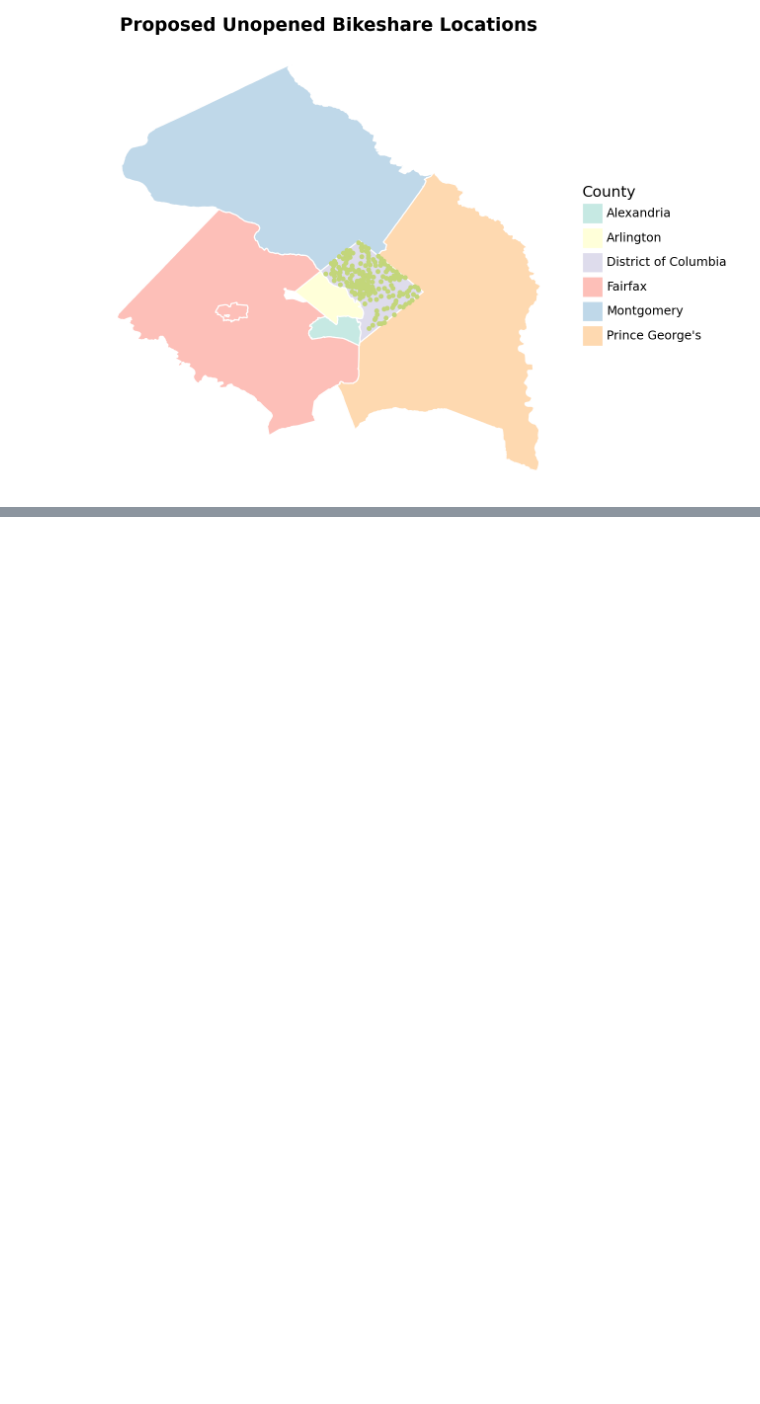
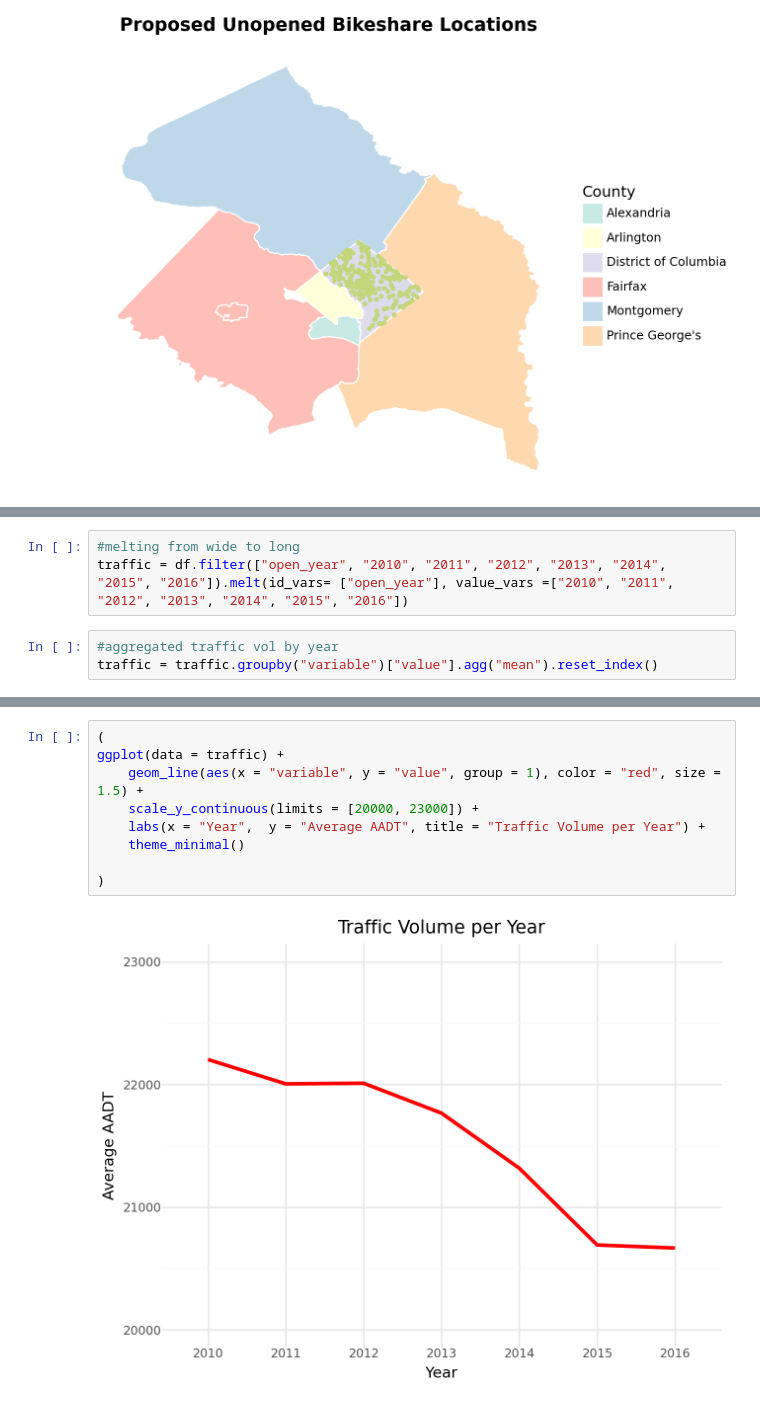
Before and after one commit to IbadatJarg/PPOL5203-Final_Project_Bikeshare, a Jupyter notebook: scripts/05_visualizations.ipynb, the cells around one changed output, grey strips where cells are left out. Saved outputs shown, nothing was run; the diff lists cells and outputs as text; blank space fills up the shorter version.

```diff
--- a/scripts/05_visualizations.ipynb
+++ b/scripts/05_visualizations.ipynb
@@ -185,0 +253,6 @@ df_13
+# %%
+#melting from wide to long
+traffic = df.filter(["open_year", "2010", "2011", "2012", "2013", "2014", "2015", "2016"]).melt(id_vars= ["open_year"], value_vars =["2010", "2011", "2012", "2013", "2014", "2015", "2016"])
+# %%
+#aggregated traffic vol by year
+traffic = traffic.groupby("variable")["value"].agg("mean").reset_index()
@@ -185,0 +270,11 @@ df_13
+# %%
+(
+ggplot(data = traffic) +
+    geom_line(aes(x = "variable", y = "value", group = 1), color = "red", size = 1.5) +
+    scale_y_continuous(limits = [20000, 23000]) +
+    labs(x = "Year",  y = "Average AADT", title = "Traffic Volume per Year") +
+    theme_minimal()
+
+)
+# %% [output]
+[figure, added]
```
Also changed, not shown: parts of 10 cells of this notebook.
